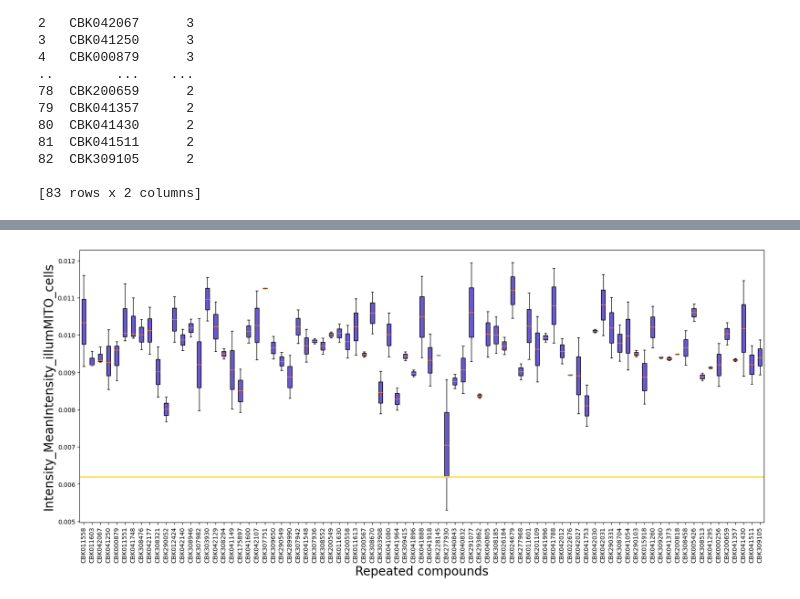
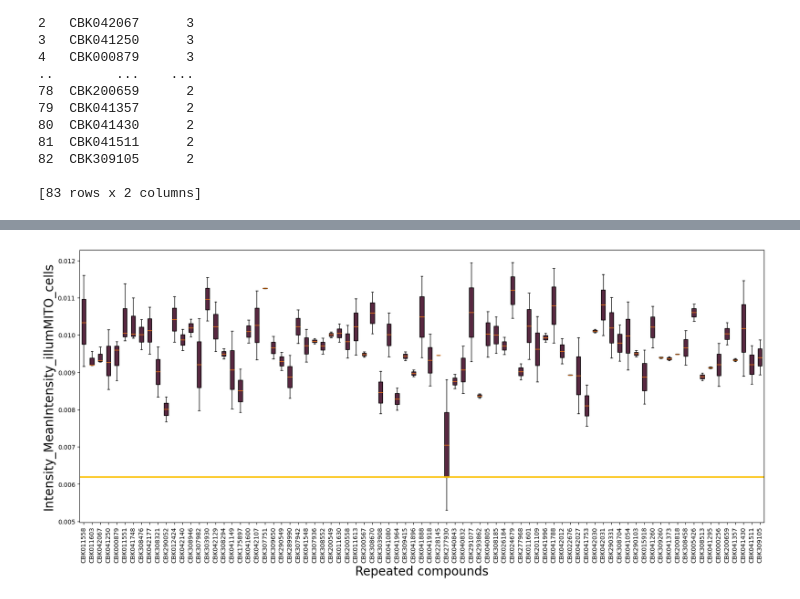
Before and after one commit to pharmbio/Thesis_ActLearn_DOP_2022, a Jupyter notebook: data/specs/Repeated_comp_analysis.ipynb, the cells around one changed output, grey strips where cells are left out. Saved outputs shown, nothing was run; the diff lists cells and outputs as text; code cells hidden in the pictures.

Commit message:
Figures for report

```diff
--- a/data/specs/Repeated_comp_analysis.ipynb
+++ b/data/specs/Repeated_comp_analysis.ipynb
@@ -124,15 +122,15 @@ plt.show()
 # %%
 fig, ax = plt.subplots(1, 1, figsize=(20,8))
 bp = ax.boxplot(data, labels=repeated_compounds,patch_artist=True)
 #Changing colour
-for patch, color in zip(bp['boxes'], ['slateblue']*len(repeated_compounds)):
+for patch, color in zip(bp['boxes'], [(.345, .157, .255)]*len(repeated_compounds)):
     patch.set_facecolor(color)
 
 ax.set_ylabel('Intensity_MeanIntensity_illumMITO_cells', color="black", fontsize=20)
 ax.set_xlabel('Repeated compounds', color="black", fontsize=20)
-plt.axhline(y=0.0062, color=(1, .867, .357), linestyle='-', lw = 2.5)
+plt.axhline(y=0.0062, color=(.988, .761, 0), linestyle='-', lw = 2.5)
 plt.xticks(rotation=90)
 plt.savefig('repeated_compounds.jpg',bbox_inches='tight', dpi=150)
 plt.show()
 # %% [output]
-[figure, old version]
+[figure, new version]
```
Also changed, not shown: parts of 1 cell of this notebook, 1 other file.
